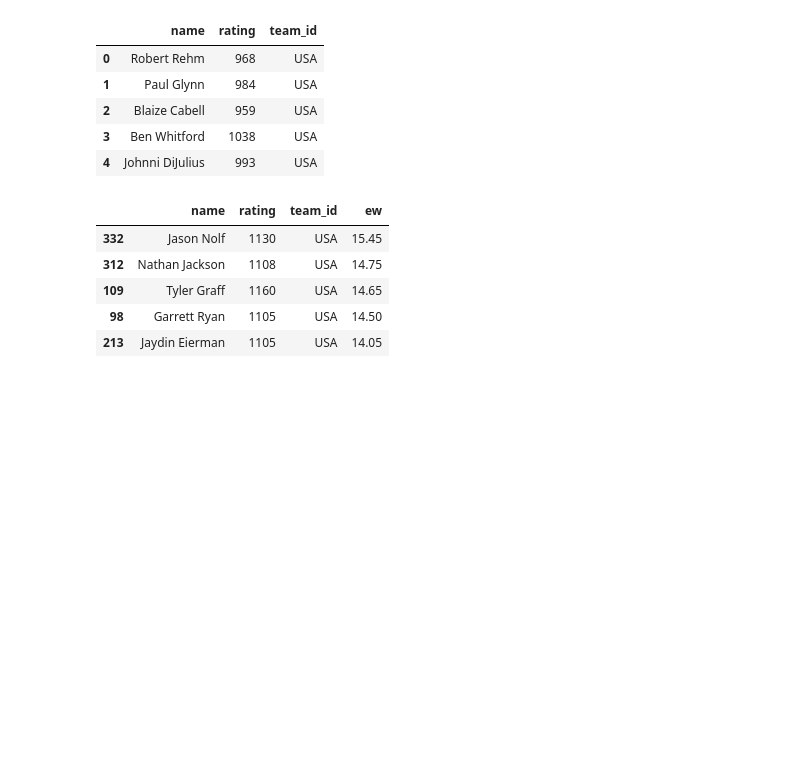
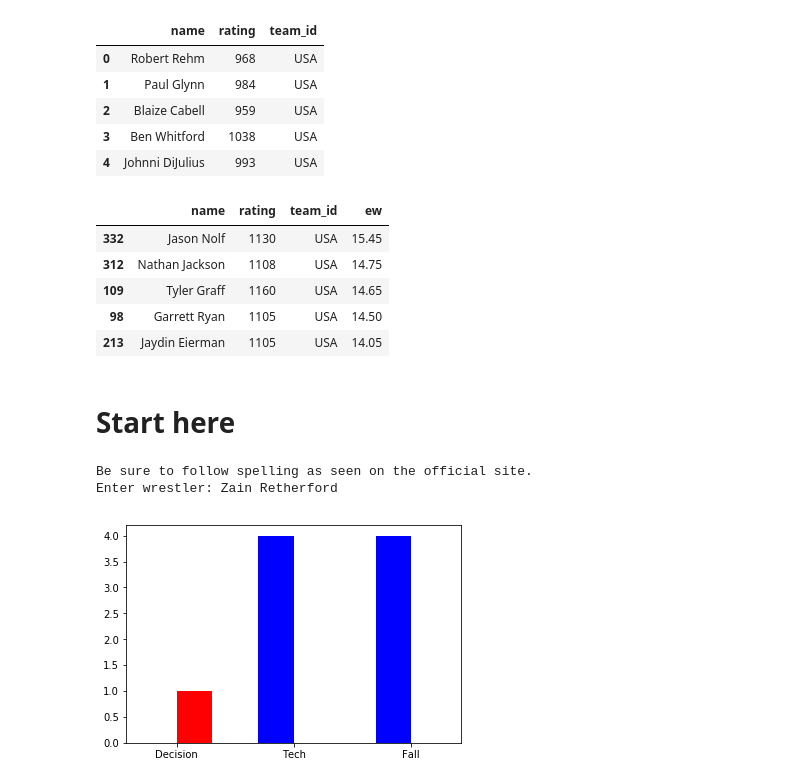
Before and after one commit to nanthony007/VeritasWrestlingSystems, a Jupyter notebook: collection/analysis/Analysis.ipynb, the cells around one changed output. Saved outputs shown, nothing was run; the diff lists cells and outputs as text; code cells hidden in the pictures; blank space fills up the shorter version.

```diff
--- a/collection/analysis/Analysis.ipynb
+++ b/collection/analysis/Analysis.ipynb
@@ -38,3 +33,36 @@ wrestlers.sort_values('ew', ascending=False).head()
 | 109 | Tyler Graff | 1160 | USA | 14.65 |
 | 98 | Garrett Ryan | 1105 | USA | 14.50 |
 | 213 | Jaydin Eierman | 1105 | USA | 14.05 |
+# %% [markdown]
+# Start here
+# %%
+# sample for a singluar athlete report page
+print('Be sure to follow spelling as seen on the official site.')
+athlete = input('Enter wrestler: ')
+fm = matches[matches.focus_id==athlete]
+# %% [output]
+Be sure to follow spelling as seen on the official site.
+Enter wrestler: Zain Retherford
+# %%
+# results graph
+pin_count = len(fm[fm.result=='WinF'])
+tech_count = len(fm[fm.result=='WinTF'])
+decision_count = len(fm[fm.result=='WinD'])
+loss_decision_count = len(fm[fm.result=='LossD'])
+loss_tech_count = len(fm[fm.result=='LossTF'])
+loss_pin_count = len(fm[fm.result=='LossF'])
+
+focus_results = (pin_count, tech_count, decision_count)
+opp_results = (loss_decision_count, loss_tech_count, loss_pin_count)
+
+ind = np.arange(len(focus_results))
+width = 0.30
+
+fig, ax = plt.subplots()
+p1 = ax.bar(ind - width/2, focus_results, width, color='blue')
+p2 = ax.bar(ind + width/2, opp_results, width, color='red')
+ax.set_xticks(ind)
+ax.set_xticklabels(('Decision', 'Tech', 'Fall'))
+plt.show()
+# %% [output]
+[figure, added]
```
Also changed, not shown: parts of 6 cells of this notebook, 2 other files.
